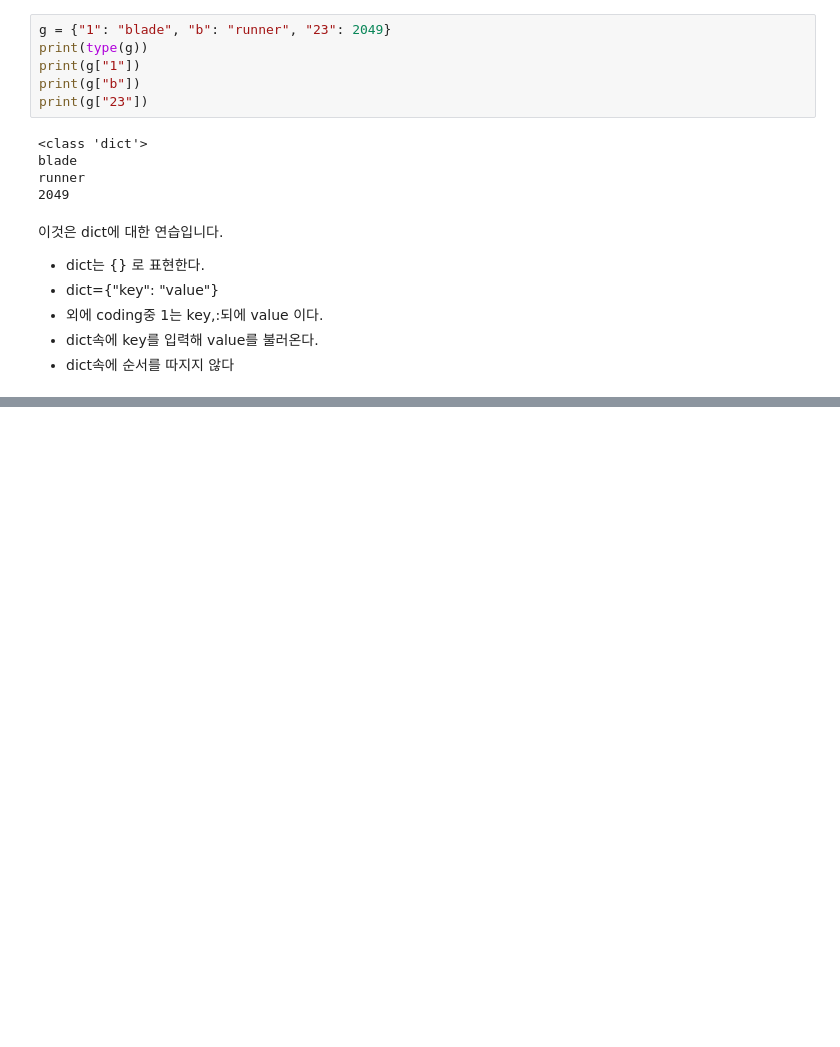
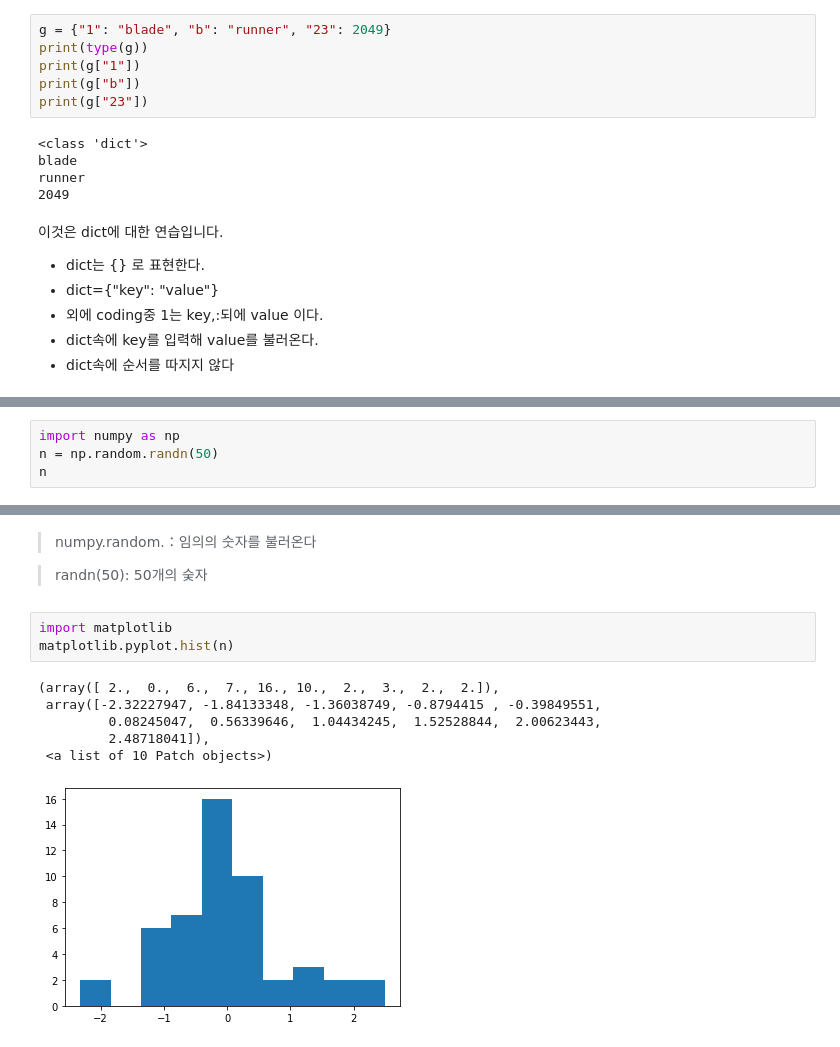
Before and after one commit to zhaoziqian2019240083/2022.3-, a Jupyter notebook: 3_21_assignment.ipynb, the cells around one changed output, grey strips where cells are left out. Drawn from its saved outputs; the diff is of its cells as text; blank space fills up the shorter version.

```diff
--- a/3_21_assignment.ipynb
+++ b/3_21_assignment.ipynb
@@ -99,0 +365,4 @@ runner
+# %%
+import numpy as np
+n = np.random.randn(50)
+n
@@ -99,0 +380,16 @@ runner
+# %% [markdown]
+
+
+> numpy.random.：임의의 숫자를 불러온다
+
+> randn(50): 50개의 숮자
+# %%
+import matplotlib
+matplotlib.pyplot.hist(n)
+# %% [output]
+(array([ 2.,  0.,  6.,  7., 16., 10.,  2.,  3.,  2.,  2.]),
+ array([-2.32227947, -1.84133348, -1.36038749, -0.8794415 , -0.39849551,
+         0.08245047,  0.56339646,  1.04434245,  1.52528844,  2.00623443,
+         2.48718041]),
+ <a list of 10 Patch objects>)
+[figure, added]
```
Also changed, not shown: parts of 72 cells of this notebook.
